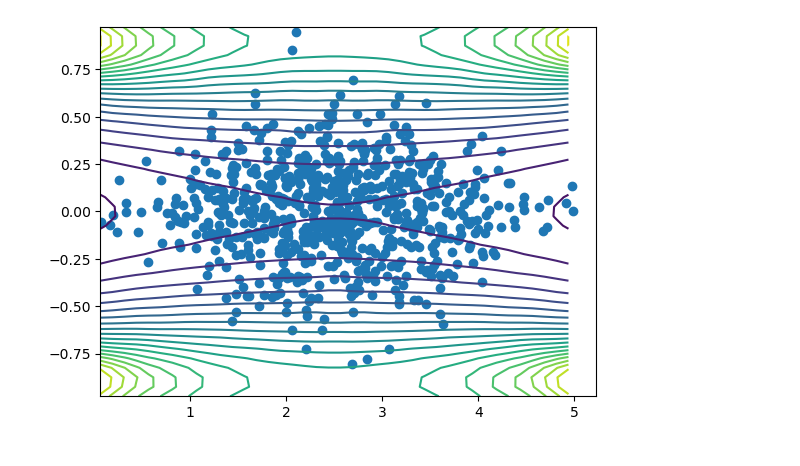
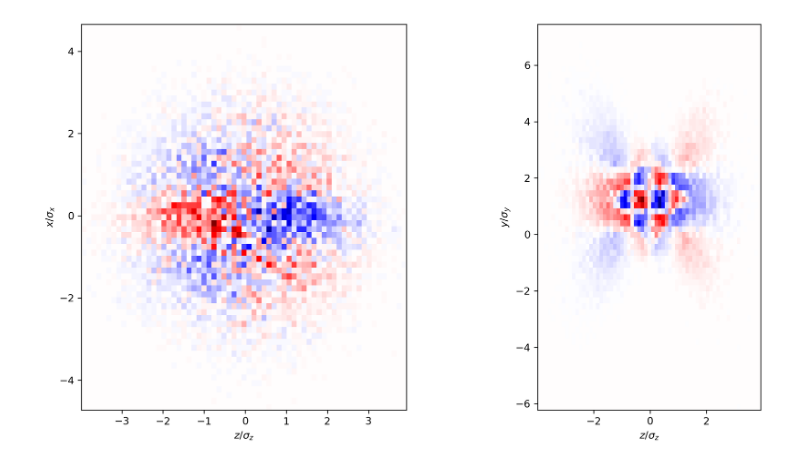
Before and after one commit to BLAST-WarpX/warpx-tutorials, a Jupyter notebook: episodes/files/analysis_3d_beambeam.ipynb, the cells around one changed output. Cells and saved outputs as stored; diff of their text form; code cells hidden in the pictures.

```diff
--- a/episodes/files/analysis_3d_beambeam.ipynb
+++ b/episodes/files/analysis_3d_beambeam.ipynb
@@ -5,20 +6,44 @@ from openpmd_viewer import OpenPMDTimeSeries
+# %%
+sigmaz = 100*micro
+sigmax = 210*nano
+sigmay = 3.1*nano
+npart = 6.24e9
+n0 = npart / (sigmax * sigmay * sigmaz * (2.*pi)**(3./2.))
 # %%
-diag_dir = "diags/diag1"
+diag_dir = "diags/trajs"
 series = OpenPMDTimeSeries(diag_dir)
 iterations = series.iterations
+N_steps = len(iterations)
 
-it = iterations[-1]
+it = iterations[int(0.5*N_steps)]
 
-Bx, info = series.get_field('B', coord='x', iteration=it, slice_across='y')
-By, info = series.get_field('B', coord='y', iteration=it, slice_across='y')
-Bz, info = series.get_field('B', coord='z', iteration=it, slice_across='y')
+x1,y1,z1,w1 = series.get_particle(['x','y','z','w'], species='beam1', iteration=it)
+x2,y2,z2,w2 = series.get_particle(['x','y','z','w'], species='beam2', iteration=it)
+w1 = -w1
+X = np.hstack((x1,x2))
+Y = np.hstack((y1,y2))
+Z = np.hstack((z1,z2))
+W = np.hstack((w1,w2))
 
-B = np.sqrt(Bx**2 + By**2 + Bz**2)
+H_zx, bx, bz = np.histogram2d(X, Z, bins=(65,65), weights=W)
+H_zy, by, bz = np.histogram2d(Y, Z, bins=(65,65), weights=W)
 
-x,y,z = series.get_particle(['x','y','z'], iteration=it, species="protons")
 
-plt.contour(info.z, info.x, B, levels=20)
-plt.scatter(z,x)
+extent_zx = [bz[0]/sigmaz, bz[-1]/sigmaz, bx[0]/sigmax, bx[-1]/sigmax]
+extent_zy = [bz[0]/sigmaz, bz[-1]/sigmaz, by[0]/sigmay, by[-1]/sigmay]
+
+fig, ax = plt.subplots(ncols=2, nrows=1, figsize=(12,6), dpi=300)
+
+ax[0].imshow(H_zx, extent=extent_zx, cmap='seismic', vmin=-H_zx.max(), vmax=H_zx.max())
+ax[1].imshow(H_zy, extent=extent_zy, cmap='seismic', vmin=-H_zy.max(), vmax=H_zy.max())
+
+ax[0].set_xlabel(r"$z/\sigma_z$")
+ax[1].set_xlabel(r"$z/\sigma_z$")
+
+ax[0].set_ylabel(r"$x/\sigma_x$")
+ax[1].set_ylabel(r"$y/\sigma_y$")
+
+fig.tight_layout()
 plt.show()
 # %% [output]
-[figure, old version]
+[figure, new version]
```
Also changed, not shown: parts of 2 cells of this notebook, 2 other files.
